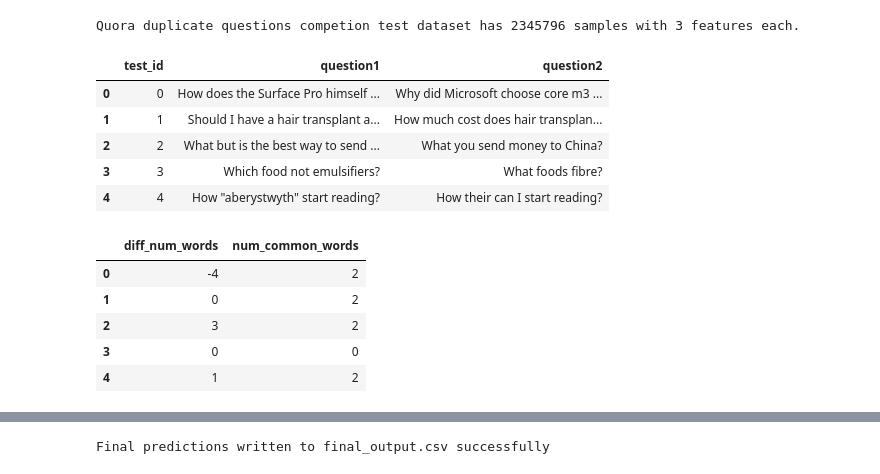
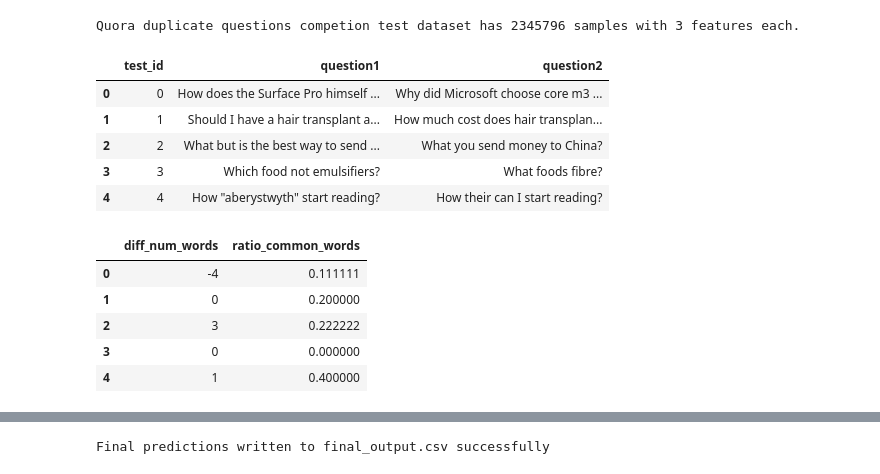
Before and after one commit to adammalpass/quora_duplicates, a Jupyter notebook: quora_duplicates.ipynb, the cells around one changed output, grey strips where cells are left out. Drawn from its saved outputs; the diff is of its cells as text; code cells hidden in the pictures.

```diff
--- a/quora_duplicates.ipynb
+++ b/quora_duplicates.ipynb
@@ -181,6 +181,14 @@ def num_common_words(x):
         #print x["question1"]  #print unexpected output for debug
         #print x["question2"]
         return 0
+# %%
+### Feature engineering - calculate ratio of common words between both questions ###
+
+def ratio_common_words(x):
+    try:
+        return 1.0 * num_common_words(x) / (len(x["question1"].split()) + len(x["question2"].split()))
+    except:
+        return 0
 # %%
 features = pd.DataFrame()
 features["diff_num_chars"] = features_raw.apply(diff_num_chars, axis=1)
@@ -356,33 +388,34 @@ Quora duplicate questions competion test dataset has 2345796 samples with 3 feat
 # %%
 #Pre-process competition test data in same was as training data
 display(test_data.head())
 
 #Make all text lower case
 test_data["question1"] = test_data["question1"].apply(to_lower_case)
 test_data["question2"] = test_data["question2"].apply(to_lower_case)
 
 #Remove stop words
 test_data["question1"] = test_data["question1"].apply(remove_stop_words)
 test_data["question2"] = test_data["question2"].apply(remove_stop_words)
 
 test_data_features = pd.DataFrame()
 #test_data_features["diff_num_chars"] = test_data.apply(diff_num_chars, axis=1)
 test_data_features["diff_num_words"] = test_data.apply(diff_num_words, axis=1)
-test_data_features["num_common_words"] = test_data.apply(num_common_words, axis=1)
+#test_data_features["num_common_words"] = test_data.apply(num_common_words, axis=1)
+test_data_features["ratio_common_words"] = test_data.apply(ratio_common_words, axis=1)
 display(test_data_features.head())
 # %% [output]
 |  | test_id | question1 | question2 |
 | 0 | 0 | How does the Surface Pro himself ... | Why did Microsoft choose core m3 ... |
 | 1 | 1 | Should I have a hair transplant a... | How much cost does hair transplan... |
 | 2 | 2 | What but is the best way to send ... | What you send money to China? |
 | 3 | 3 | Which food not emulsifiers? | What foods fibre? |
 | 4 | 4 | How "aberystwyth" start reading? | How their can I start reading? |
-|  | diff_num_words | num_common_words |
-| 0 | -4 | 2 |
-| 1 | 0 | 2 |
-| 2 | 3 | 2 |
-| 3 | 0 | 0 |
-| 4 | 1 | 2 |
+|  | diff_num_words | ratio_common_words |
+| 0 | -4 | 0.111111 |
+| 1 | 0 | 0.200000 |
+| 2 | 3 | 0.222222 |
+| 3 | 0 | 0.000000 |
+| 4 | 1 | 0.400000 |
 # %%
 test_predictions = reg.predict(test_data_features)
 #print "Test_data_features shape: ", test_data_features.shape
```
Also changed, not shown: parts of 5 cells of this notebook.
